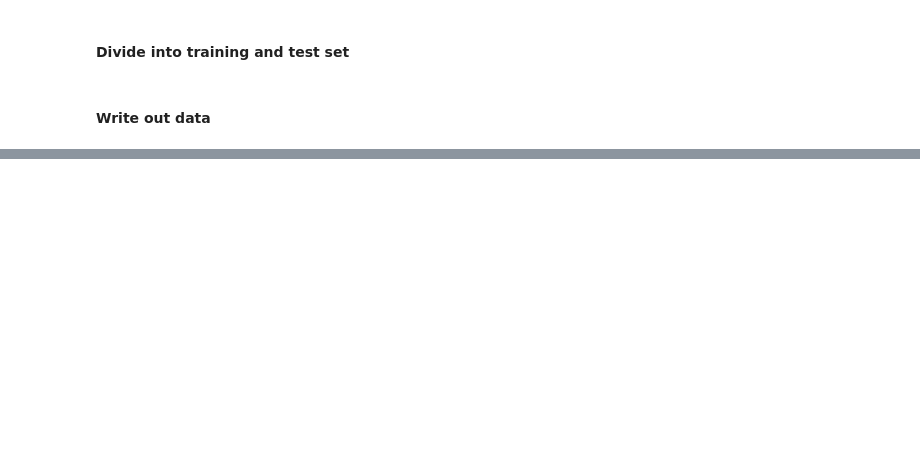
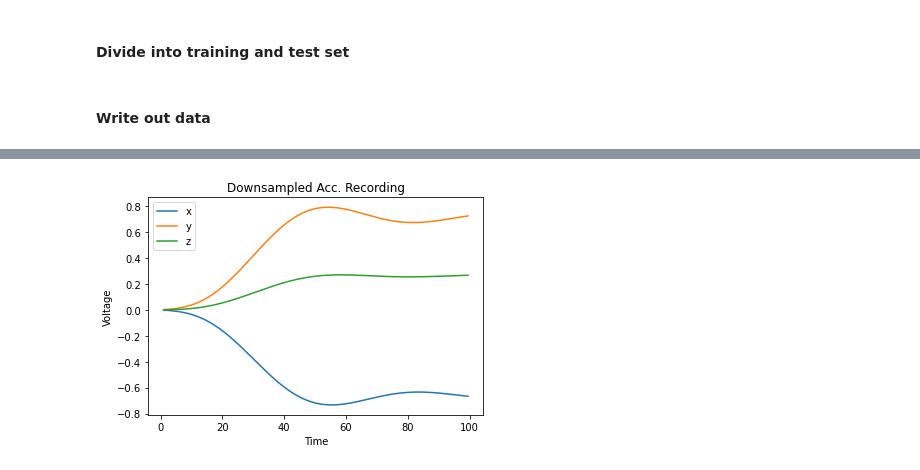
Before and after one commit to jcornell616/EEL5283-Project, a Jupyter notebook: src/preprocessing/preprocessing.ipynb, the cells around one changed output, grey strips where cells are left out. Cells and saved outputs as stored; diff of their text form; code cells hidden in the pictures; blank space fills up the shorter version.

```diff
--- a/src/preprocessing/preprocessing.ipynb
+++ b/src/preprocessing/preprocessing.ipynb
@@ -923,0 +981,22 @@ print("Files written!")
+# %%
+# open file
+ds_acc_train = np.load('../data/downsampled_acc_train.npy', allow_pickle=True)
+
+# format data
+fs_ds = 2
+N = int(fs_ds)  # 1.0 seconds
+data_x = n_acc_train[0][0][N:100*N]
+data_y = n_acc_train[0][1][N:100*N]
+data_z = n_acc_train[0][2][N:100*N]
+
+# display contents
+plt.plot(np.arange(N, 100*N) / fs_ds, data_x, label='x')
+plt.plot(np.arange(N, 100*N) / fs_ds, data_y, label='y')
+plt.plot(np.arange(N, 100*N) / fs_ds, data_z, label='z')
+plt.title("Downsampled Acc. Recording")
+plt.xlabel('Time')
+plt.ylabel('Voltage')
+plt.legend()
+plt.show()
+# %% [output]
+[figure, added]
```
Also changed, not shown: parts of 8 cells of this notebook.
